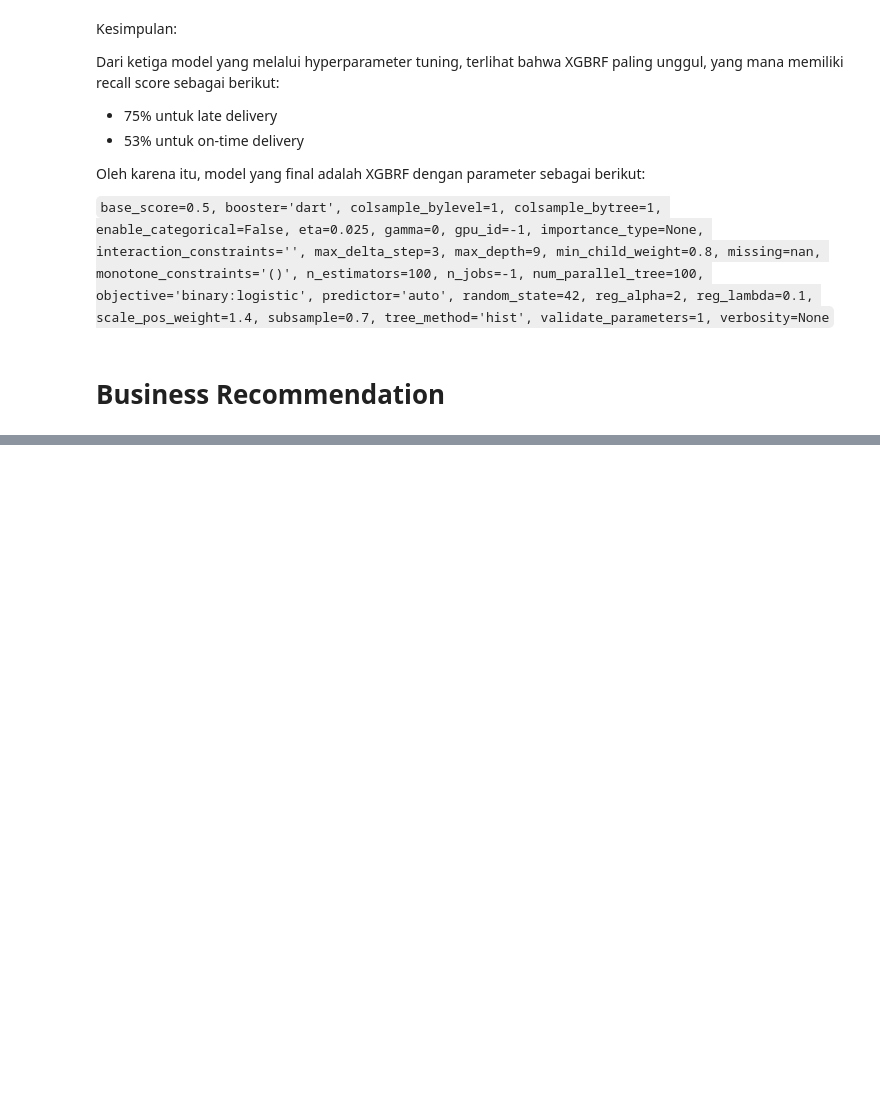
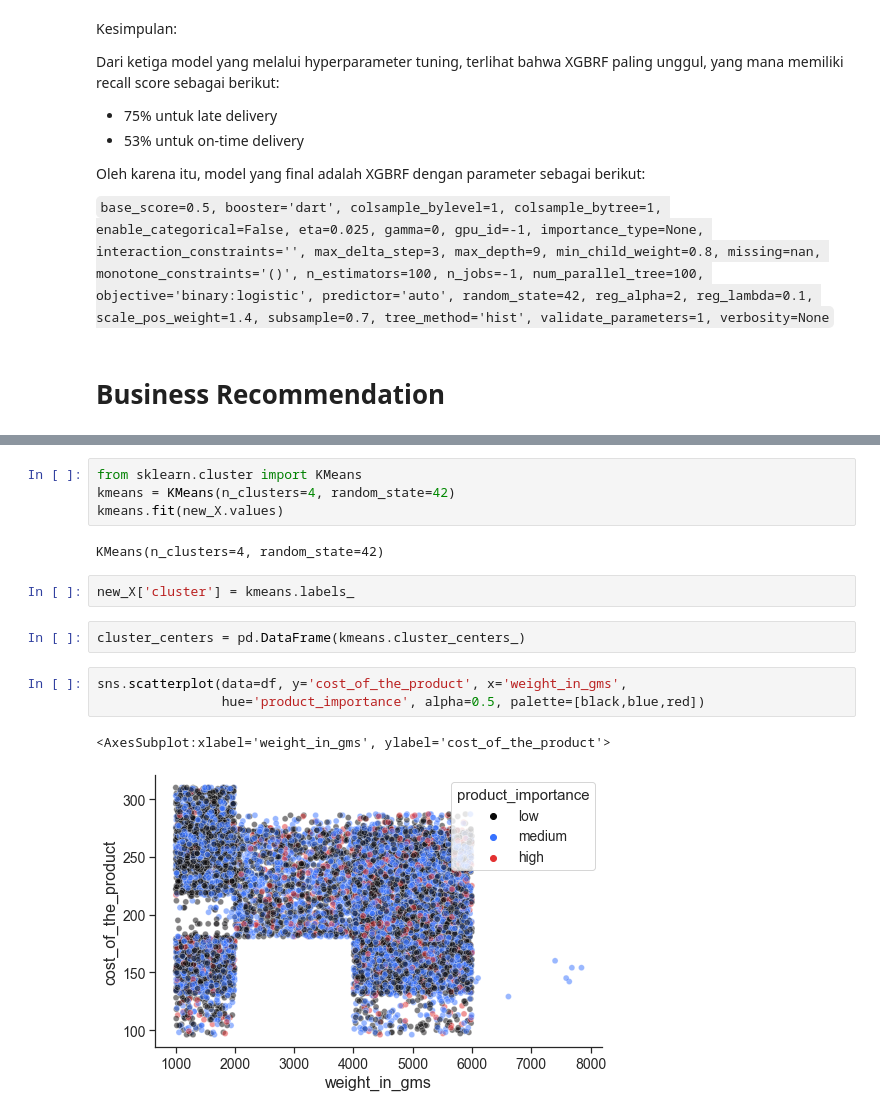
Before and after one commit to fnurrahmadi/data-portfolio, a Jupyter notebook: E-Commerce Shipping Data/project.ipynb, the cells around one changed output, grey strips where cells are left out. Drawn from its saved outputs; the diff is of its cells as text; blank space fills up the shorter version.

```diff
--- a/E-Commerce Shipping Data/project.ipynb
+++ b/E-Commerce Shipping Data/project.ipynb
@@ -2354,0 +2394,16 @@ Oleh karena itu, model yang final adalah XGBRF dengan parameter sebagai berikut:
+# %%
+from sklearn.cluster import KMeans
+kmeans = KMeans(n_clusters=4, random_state=42)
+kmeans.fit(new_X.values)
+# %% [output]
+KMeans(n_clusters=4, random_state=42)
+# %%
+new_X['cluster'] = kmeans.labels_
+# %%
+cluster_centers = pd.DataFrame(kmeans.cluster_centers_)
+# %%
+sns.scatterplot(data=df, y='cost_of_the_product', x='weight_in_gms',
+                hue='product_importance', alpha=0.5, palette=[black,blue,red])
+# %% [output]
+<AxesSubplot:xlabel='weight_in_gms', ylabel='cost_of_the_product'>
+[figure, added]
```
Also changed, not shown: parts of 28 cells of this notebook, 1 other file.
